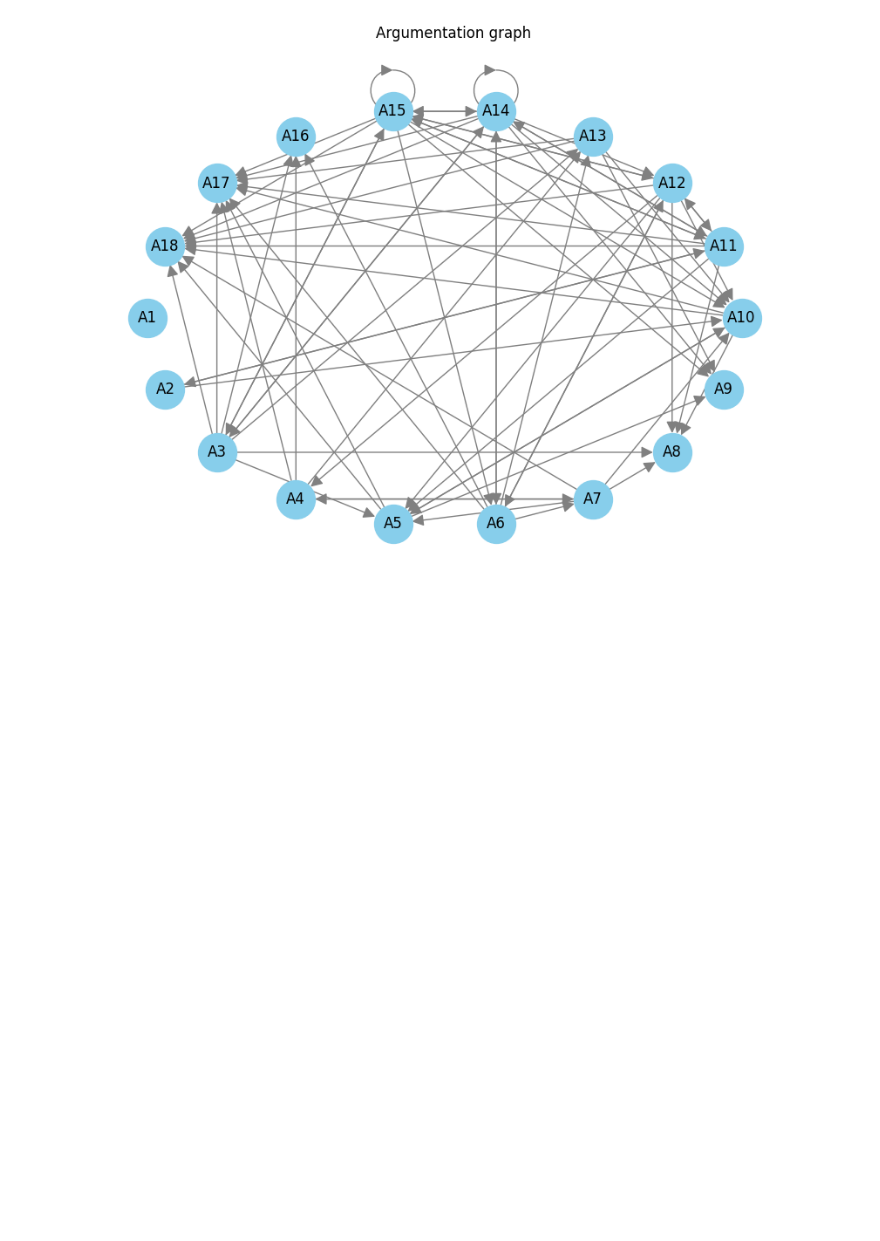
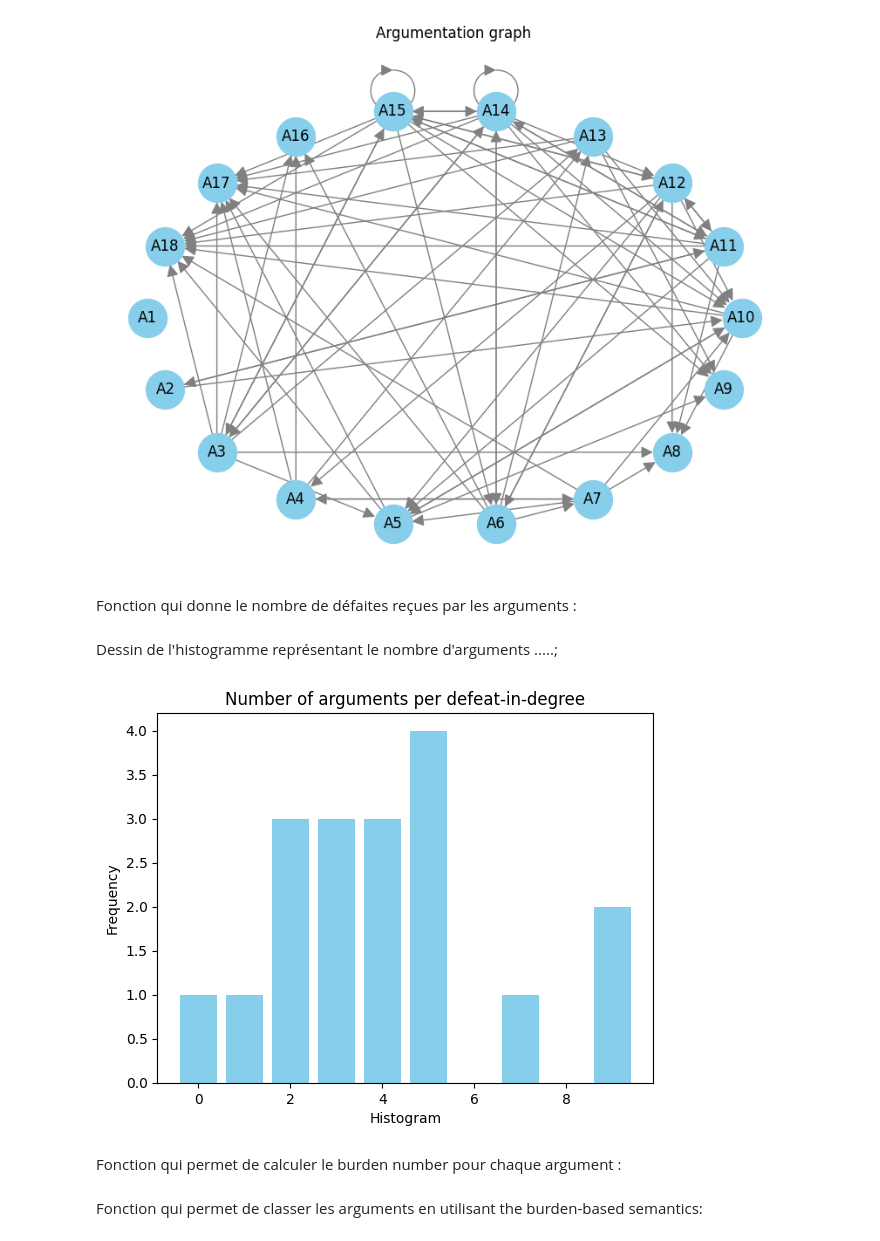
Before and after one commit to Runhilia/ASPIC_gen, a Jupyter notebook: main.ipynb, the cells around one changed output. Cells and saved outputs as stored; diff of their text form; code cells hidden in the pictures; blank space fills up the shorter version.

```diff
--- a/main.ipynb
+++ b/main.ipynb
@@ -491,3 +491,46 @@ plt.title("Argumentation graph")
 plt.show()
 # %% [output]
 [figure]
+# %% [markdown]
+Fonction qui donne le nombre de défaites reçues par les arguments :
+# %%
+def degree_of_defeat(arguments,defeats):
+    degree_of_defeat = {}
+    for argument in arguments:
+        number_defeats = 0
+        for i, _ in enumerate(defeats):
+            if defeats[i][1] == argument.get_name():
+                number_defeats += 1
+        degree_of_defeat[argument.get_name()] = number_defeats
+
+    return degree_of_defeat
+# %% [markdown]
+Dessin de l'histogramme représentant le nombre d'arguments .....;
+# %%
+degree_of_defeat = degree_of_defeat(arguments,defeats)
+
+arg_per_defeat = {}
+for argument in degree_of_defeat:
+    if degree_of_defeat[argument] in arg_per_defeat:
+        arg_per_defeat[degree_of_defeat[argument]] += 1
+    else:
+        arg_per_defeat[degree_of_defeat[argument]] = 1
+
+# Séparation des données en listes pour l'axe x et l'axe y
+x = list(arg_per_defeat.keys())
+y = list(arg_per_defeat.values())
+
+# Création de l'histogramme
+plt.bar(x, y, color='skyblue')
+
+# Ajout de titres et labels
+plt.title('Number of arguments per defeat-in-degree')
+plt.xlabel('Histogram')
+plt.ylabel('Frequency')
+
+# Affichage de l'histogramme
+plt.show()
+# %% [output]
+[figure, added]
+# %% [markdown]
+Fonction qui permet de calculer le burden number pour chaque argument :
@@ -493,0 +562,2 @@ plt.show()
+# %% [markdown]
+Fonction qui permet de classer les arguments en utilisant the burden-based semantics:
```
Also changed, not shown: parts of 4 cells of this notebook, 3 other files.
